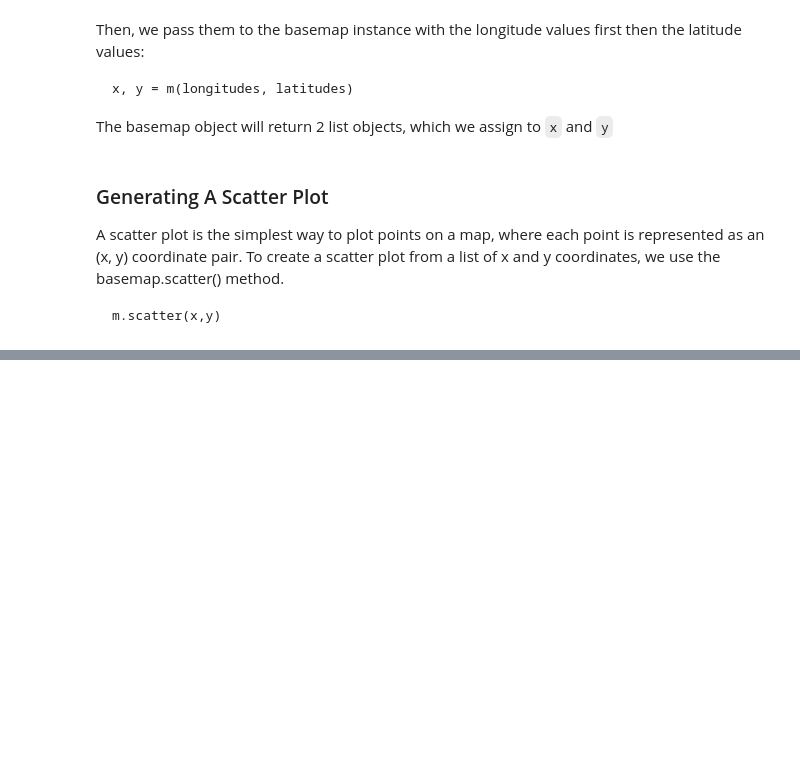
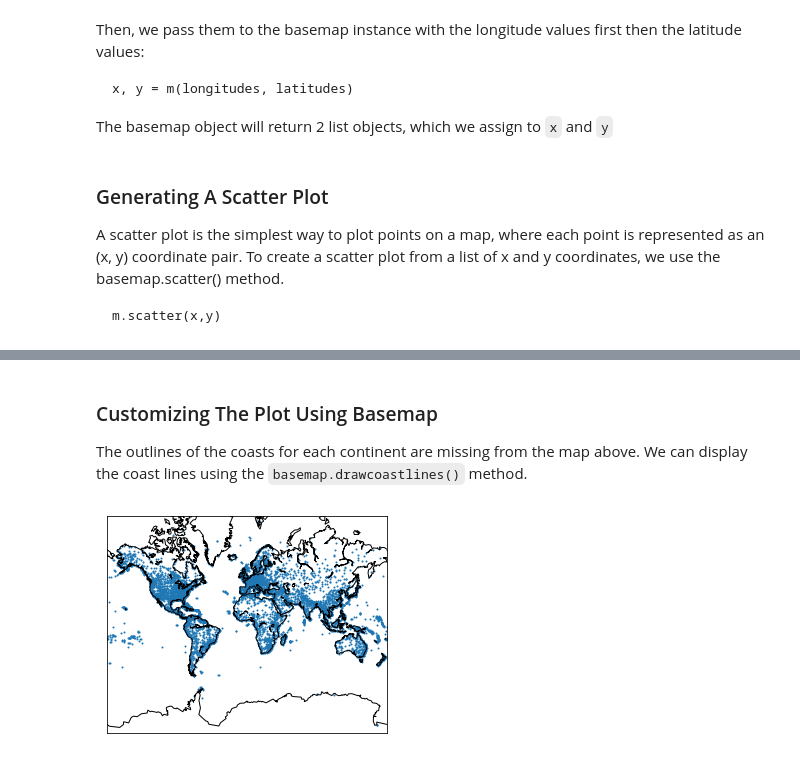
Before and after one commit to txkhaund/Dataquest_DS_path, a Jupyter notebook: Missions/2. Data Analysis and Visualization/3. Storytelling Through Data Visualization/4. Visualizing Geographic Data.ipynb, the cells around one changed output, grey strips where cells are left out. Cells and saved outputs as stored; diff of their text form; code cells hidden in the pictures; blank space fills up the shorter version.

Commit message:
Update 4. Visualizing Geographic Data.ipynb
Finished!

````diff
--- a/Missions/2. Data Analysis and Visualization/3. Storytelling Through Data Visualization/4. Visualizing Geographic Data.ipynb
+++ b/Missions/2. Data Analysis and Visualization/3. Storytelling Through Data Visualization/4. Visualizing Geographic Data.ipynb
@@ -102,7 +102,9 @@ x, y = m(longitudes, latitudes)
 ```
 The basemap object will return 2 list objects, which we assign to `x` and `y`
 # %%
-x, y = m(airports['longitude'].tolist(),airports['latitude'].tolist())
+longitudes = airports['longitude'].tolist()
+latitudes = airports['latitude'].tolist()
+x, y = m(longitudes, latitudes)
 # %% [markdown]
 ### Generating A Scatter Plot
 
@@ -115,0 +120,10 @@ plt.show()
+# %% [markdown]
+### Customizing The Plot Using Basemap
+
+The outlines of the coasts for each continent are missing from the map above. We can display the coast lines using the `basemap.drawcoastlines()` method.
+# %%
+m.scatter(x, y, s=1)
+m.drawcoastlines()
+plt.show()
+# %% [output]
+[figure, added]
````
Also changed, not shown: parts of 8 cells of this notebook.
